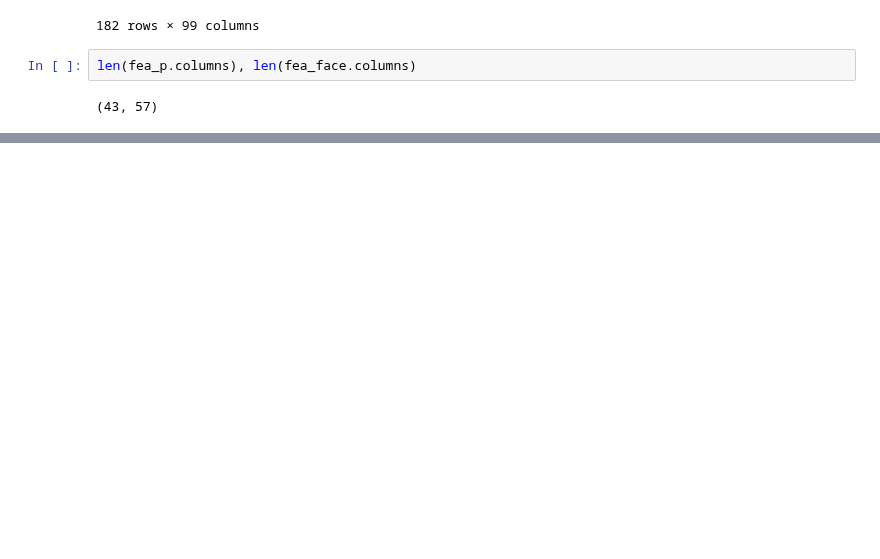
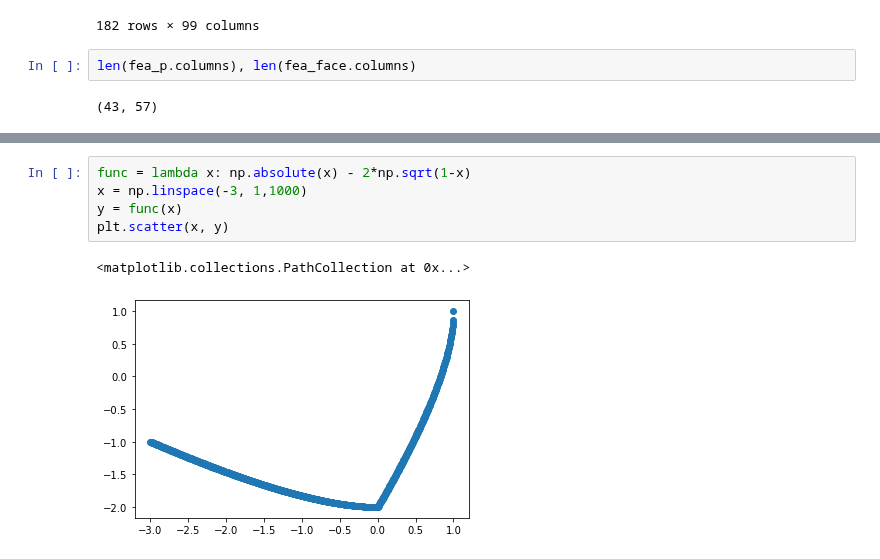
Before and after one commit to LouisYZK/dds-avec2019, a Jupyter notebook: explore.ipynb, the cells around one changed output, grey strips where cells are left out. Saved outputs shown, nothing was run; the diff lists cells and outputs as text; blank space fills up the shorter version.

```diff
--- a/explore.ipynb
+++ b/explore.ipynb
@@ -317,0 +349,8 @@ len(fea_p.columns), len(fea_face.columns)
+# %%
+func = lambda x: np.absolute(x) - 2*np.sqrt(1-x)
+x = np.linspace(-3, 1,1000)
+y = func(x)
+plt.scatter(x, y)
+# %% [output]
+<matplotlib.collections.PathCollection at 0x...>
+[figure, added]
```
Also changed, not shown: parts of 13 cells of this notebook, 13 other files.
